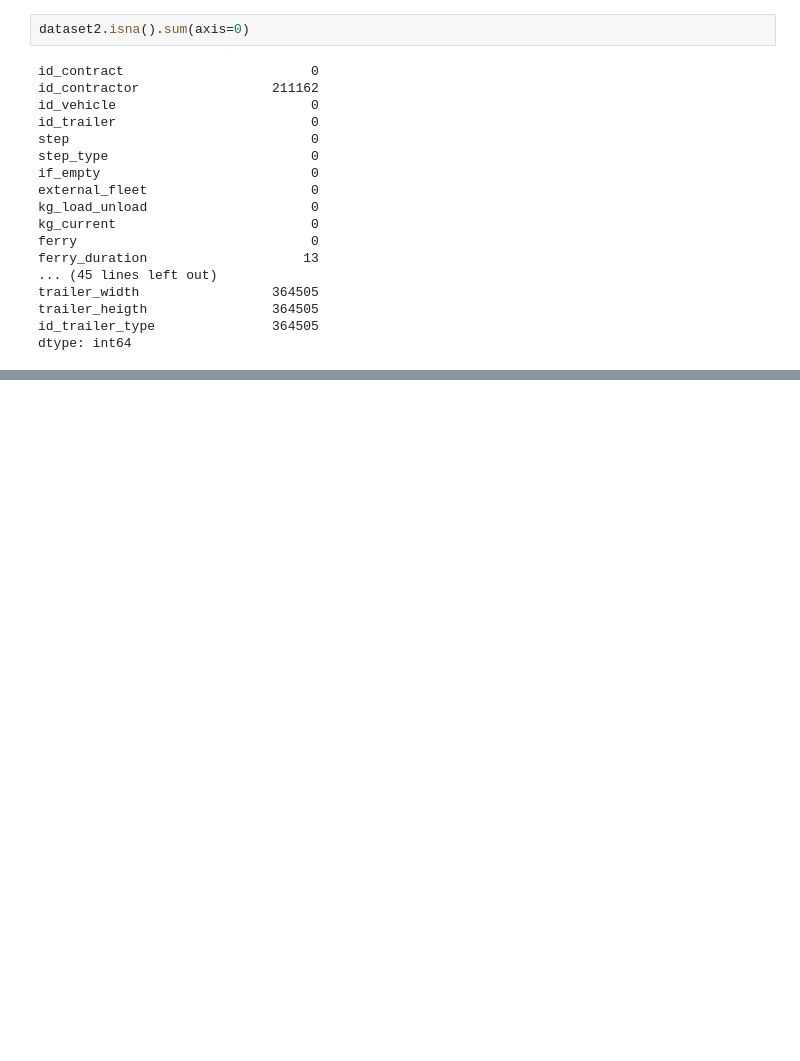
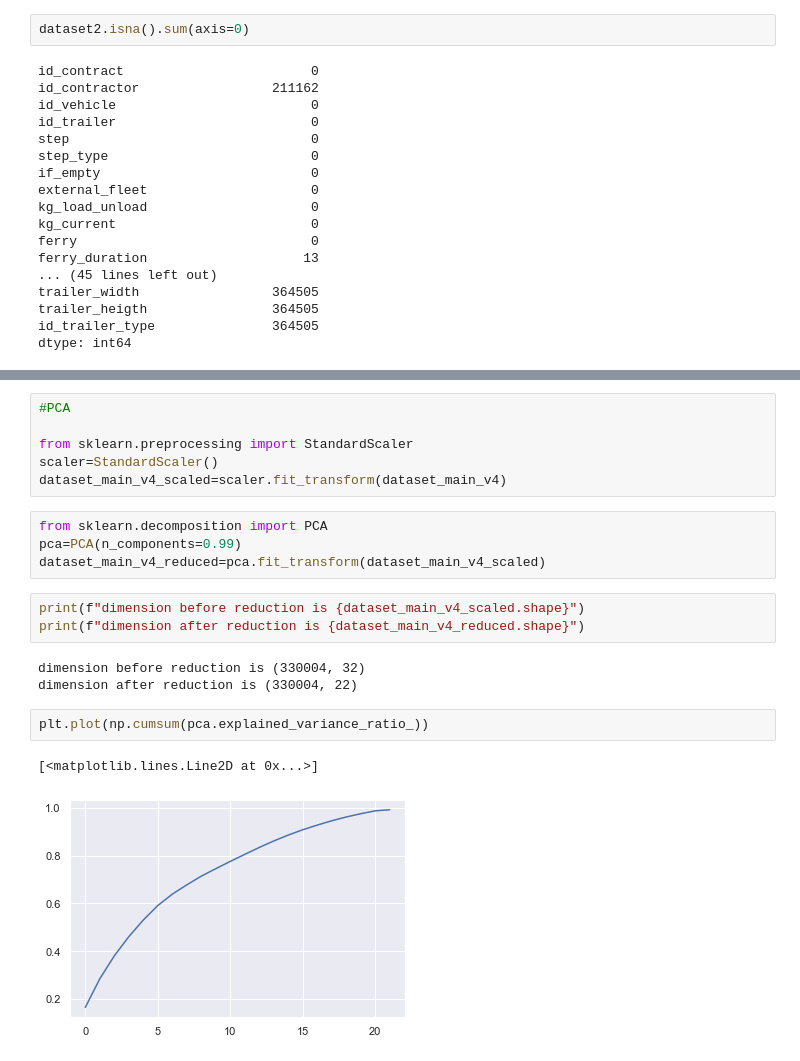
Before and after one commit to MehdiAdd/Predicting-the-Costs-of-Forwarding-Contracts, a Jupyter notebook: Predicting the Costs of Forwarding Contracts.ipynb, the cells around one changed output, grey strips where cells are left out. Drawn from its saved outputs; the diff is of its cells as text; blank space fills up the shorter version.

```diff
--- a/Predicting the Costs of Forwarding Contracts.ipynb
+++ b/Predicting the Costs of Forwarding Contracts.ipynb
@@ -259,0 +304,21 @@ array([[3.46670e+04, 3.77000e+03, 1.10000e+01, ..., 2.30000e+01,
+# %%
+#PCA
+
+from sklearn.preprocessing import StandardScaler
+scaler=StandardScaler()
+dataset_main_v4_scaled=scaler.fit_transform(dataset_main_v4)
+# %%
+from sklearn.decomposition import PCA
+pca=PCA(n_components=0.99)
+dataset_main_v4_reduced=pca.fit_transform(dataset_main_v4_scaled)
+# %%
+print(f"dimension before reduction is {dataset_main_v4_scaled.shape}")
+print(f"dimension after reduction is {dataset_main_v4_reduced.shape}")
+# %% [output]
+dimension before reduction is (330004, 32)
+dimension after reduction is (330004, 22)
+# %%
+plt.plot(np.cumsum(pca.explained_variance_ratio_))
+# %% [output]
+[<matplotlib.lines.Line2D at 0x...>]
+[figure, added]
```
Also changed, not shown: parts of 30 cells of this notebook.
